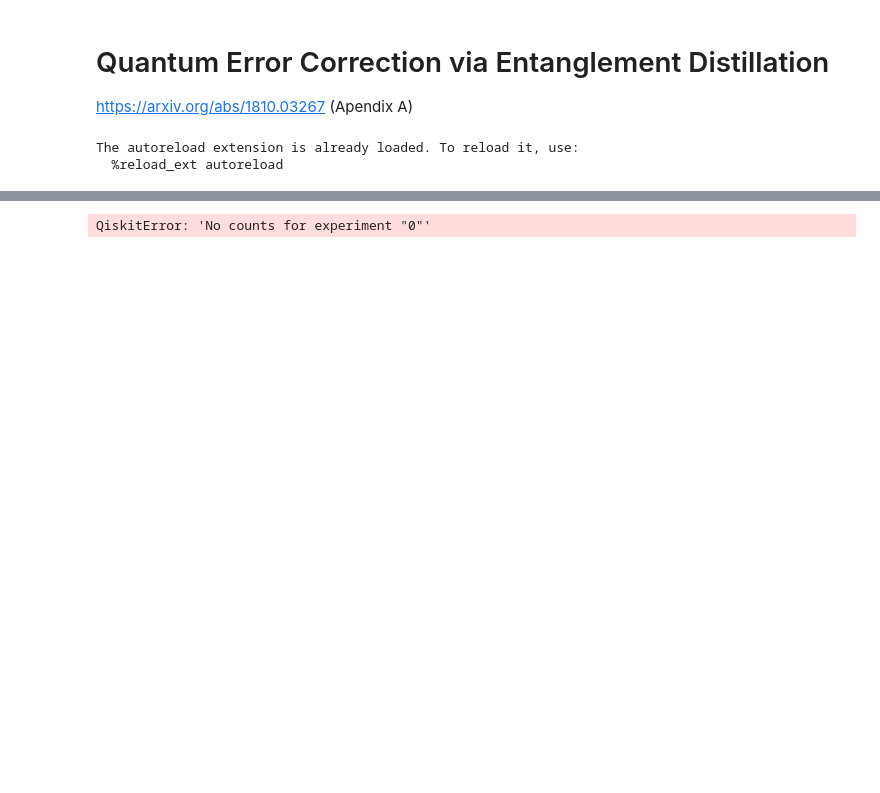
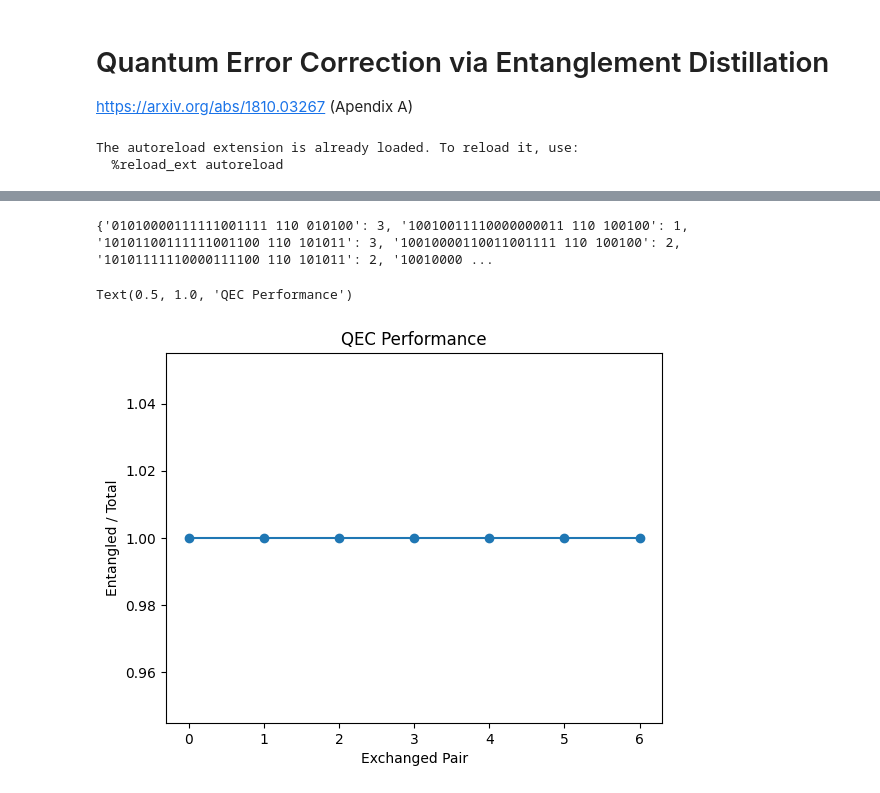
Before and after one commit to pedro2mj/qkd-quantum-error-correction, a Jupyter notebook: example.ipynb, the cells around one changed output, grey strips where cells are left out. Saved outputs shown, nothing was run; the diff lists cells and outputs as text; code cells hidden in the pictures; blank space fills up the shorter version.

```diff
--- a/example.ipynb
+++ b/example.ipynb
@@ -19,29 +19,32 @@ qc.draw(output='mpl', fold=-1)
 # %%
 from qiskit_aer import AerSimulator
 import numpy as np
 import matplotlib.pyplot as plt
 
 sim = AerSimulator()
 
-# shots = 1000
-# job = sim.run(qc, shots=shots)
-# result = job.result()
+shots = 1000
+job = sim.run(qc, shots=shots)
+result = job.result()
 
-# counts = result.get_counts()
+counts = result.get_counts()
 
-# print(counts)
+print(counts)
 
-# bit_entangled = np.zeros(n_exchanged_pairs, dtype=int)
+bit_entangled = np.zeros(n_exchanged_pairs, dtype=int)
 
+n_qubits = qc.num_qubits
+for key in counts.keys():
+    for pair in range(n_exchanged_pairs):
+        id_txt = n_qubits - 2*pair - 2
+        if key[id_txt] == key[id_txt+1]:
+            bit_entangled[pair] += counts[key]
 
-# for key in counts.keys():
-#     for pair in range(n_exchanged_pairs):
-#         if key[2*pair] == key[2*pair+1]:
-#             bit_entangled[pair] += counts[key]
-
-# plt.plot(bit_entangled/shots,'-o')
-# plt.xlabel('Exchanged Pair')
-# plt.ylabel('Entangled / Total')
-# plt.title('QEC Performance')
+plt.plot(bit_entangled/shots,'-o')
+plt.xlabel('Exchanged Pair')
+plt.ylabel('Entangled / Total')
+plt.title('QEC Performance')
 # %% [output]
-QiskitError: 'No counts for experiment "0"'
+{'01010000111111001111 110 010100': 3, '10010011110000000011 110 100100': 1, '10101100111111001100 110 101011': 3, '10010000110011001111 110 100100': 2, '10101111110000111100 110 101011': 2, '10010000 ...
+Text(0.5, 1.0, 'QEC Performance')
+[figure, added]
```
Also changed, not shown: parts of 1 cell of this notebook, 1 other file.
